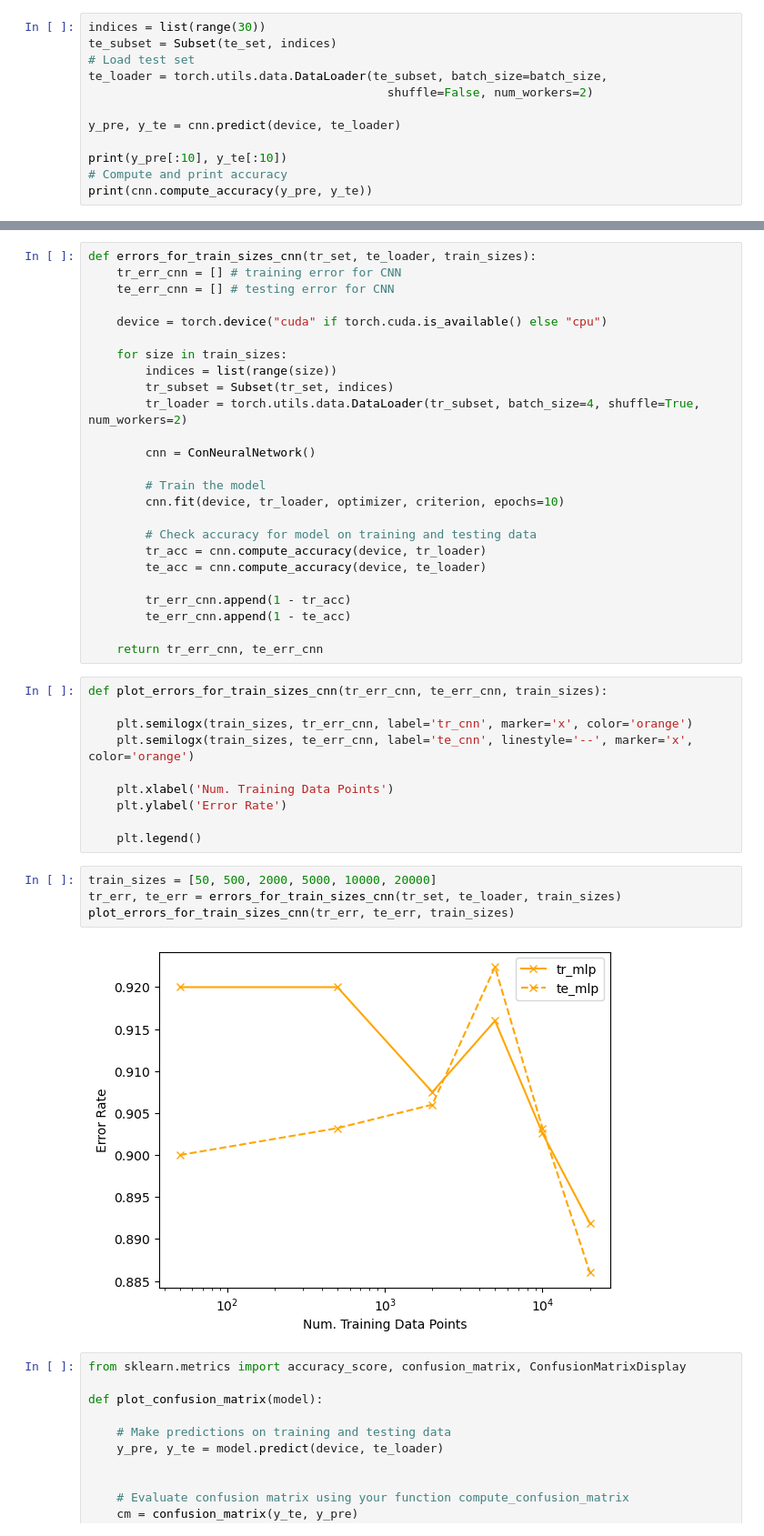
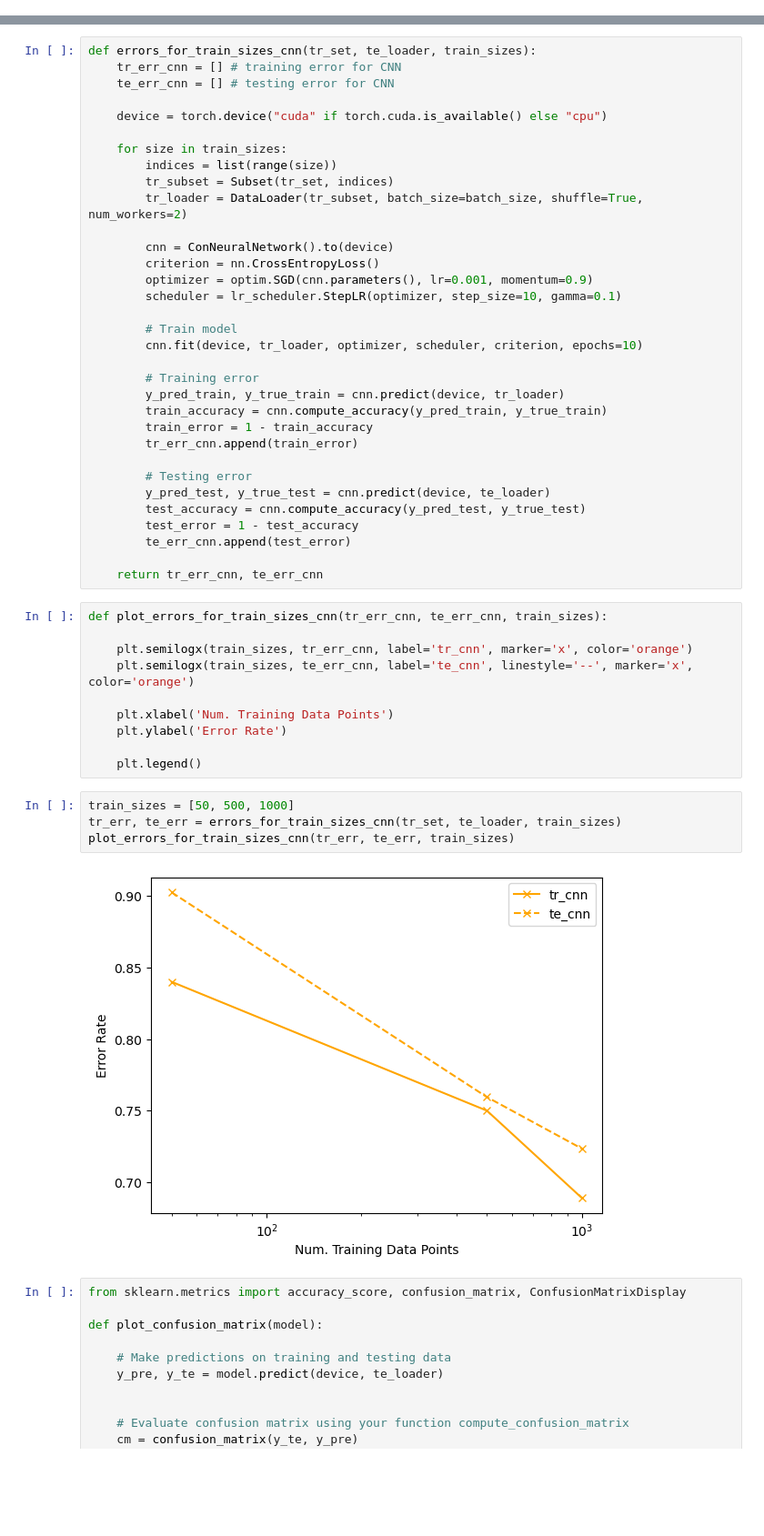
Before and after one commit to jordany33/CIFAR-10-Image-Classification, a Jupyter notebook: CIFAR-10_Neural_Network.ipynb, the cells around one changed output, grey strips where cells are left out. Shown at 91% size. Drawn from its saved outputs; the diff is of its cells as text; blank space fills up the shorter version.

```diff
--- a/CIFAR-10_Neural_Network.ipynb
+++ b/CIFAR-10_Neural_Network.ipynb
@@ -133,12 +168,0 @@ TypeError: 'DataLoader' object is not subscriptable
-# %%
-indices = list(range(30))
-te_subset = Subset(te_set, indices)
-# Load test set
-te_loader = torch.utils.data.DataLoader(te_subset, batch_size=batch_size,
-                                          shuffle=False, num_workers=2)
-
-y_pre, y_te = cnn.predict(device, te_loader)
-
-print(y_pre[:10], y_te[:10])
-# Compute and print accuracy
-print(cnn.compute_accuracy(y_pre, y_te))
@@ -155,19 +208,27 @@ def errors_for_train_sizes_cnn(tr_set, te_loader, train_sizes):
     for size in train_sizes:
         indices = list(range(size))
         tr_subset = Subset(tr_set, indices)
-        tr_loader = torch.utils.data.DataLoader(tr_subset, batch_size=4, shuffle=True, num_workers=2)
+        tr_loader = DataLoader(tr_subset, batch_size=batch_size, shuffle=True, num_workers=2)
 
-        cnn = ConNeuralNetwork()
+        cnn = ConNeuralNetwork().to(device)
+        criterion = nn.CrossEntropyLoss()
+        optimizer = optim.SGD(cnn.parameters(), lr=0.001, momentum=0.9)
+        scheduler = lr_scheduler.StepLR(optimizer, step_size=10, gamma=0.1)
 
-        # Train the model
-        cnn.fit(device, tr_loader, optimizer, criterion, epochs=10)
+        # Train model
+        cnn.fit(device, tr_loader, optimizer, scheduler, criterion, epochs=10)
 
-        # Check accuracy for model on training and testing data
-        tr_acc = cnn.compute_accuracy(device, tr_loader)
-        te_acc = cnn.compute_accuracy(device, te_loader)
+        # Training error
+        y_pred_train, y_true_train = cnn.predict(device, tr_loader)
+        train_accuracy = cnn.compute_accuracy(y_pred_train, y_true_train)
+        train_error = 1 - train_accuracy
+        tr_err_cnn.append(train_error)
 
-        tr_err_cnn.append(1 - tr_acc)
-        te_err_cnn.append(1 - te_acc)
+        # Testing error
+        y_pred_test, y_true_test = cnn.predict(device, te_loader)
+        test_accuracy = cnn.compute_accuracy(y_pred_test, y_true_test)
+        test_error = 1 - test_accuracy
+        te_err_cnn.append(test_error)
 
     return tr_err_cnn, te_err_cnn
 # %%
@@ -181,11 +242,11 @@ def plot_errors_for_train_sizes_cnn(tr_err_cnn, te_err_cnn, train_sizes):
 
     plt.legend()
 # %%
-train_sizes = [50, 500, 2000, 5000, 10000, 20000]
+train_sizes = [50, 500, 1000]
 tr_err, te_err = errors_for_train_sizes_cnn(tr_set, te_loader, train_sizes)
 plot_errors_for_train_sizes_cnn(tr_err, te_err, train_sizes)
 # %% [output]
-[figure, old version]
+[figure, new version]
 # %%
 from sklearn.metrics import accuracy_score, confusion_matrix, ConfusionMatrixDisplay
 
```
Also changed, not shown: parts of 18 cells of this notebook.
